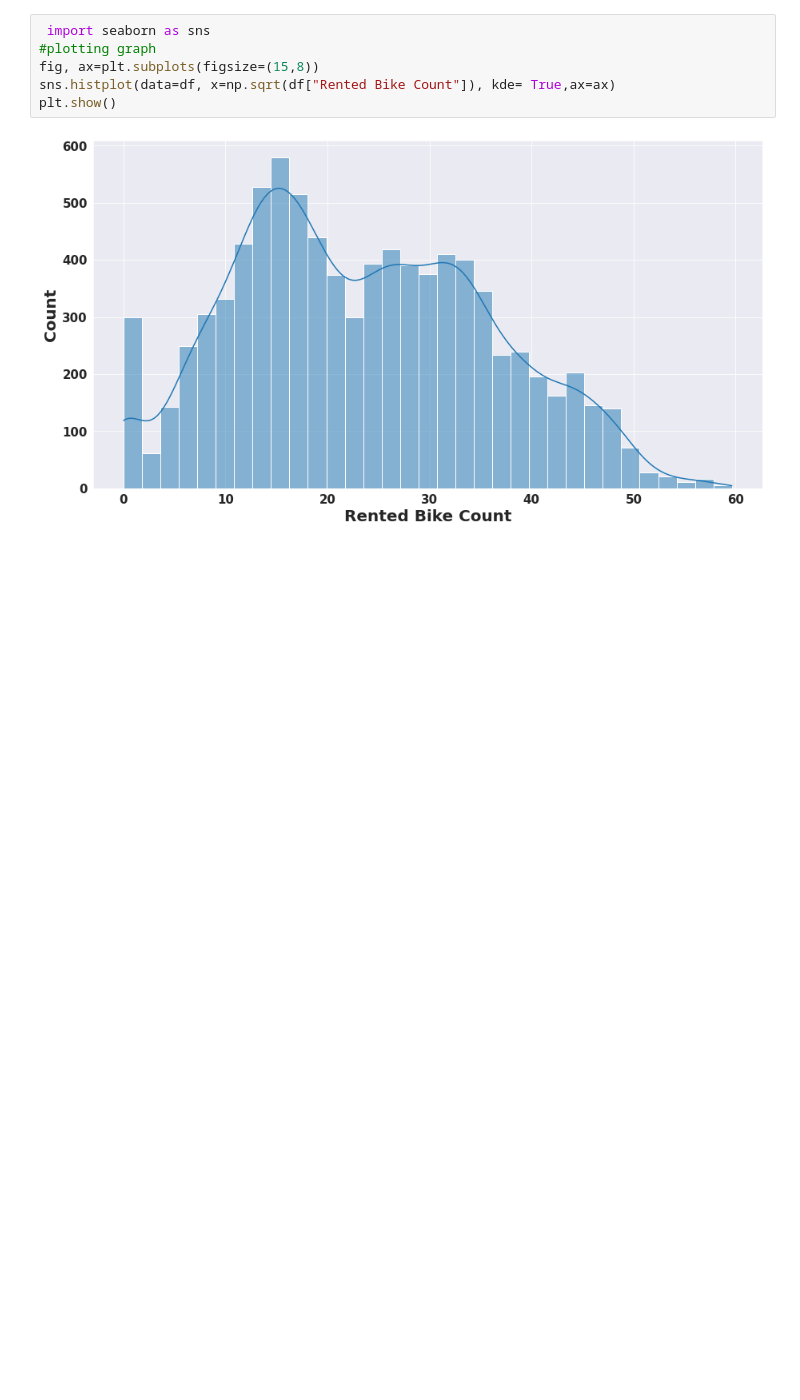
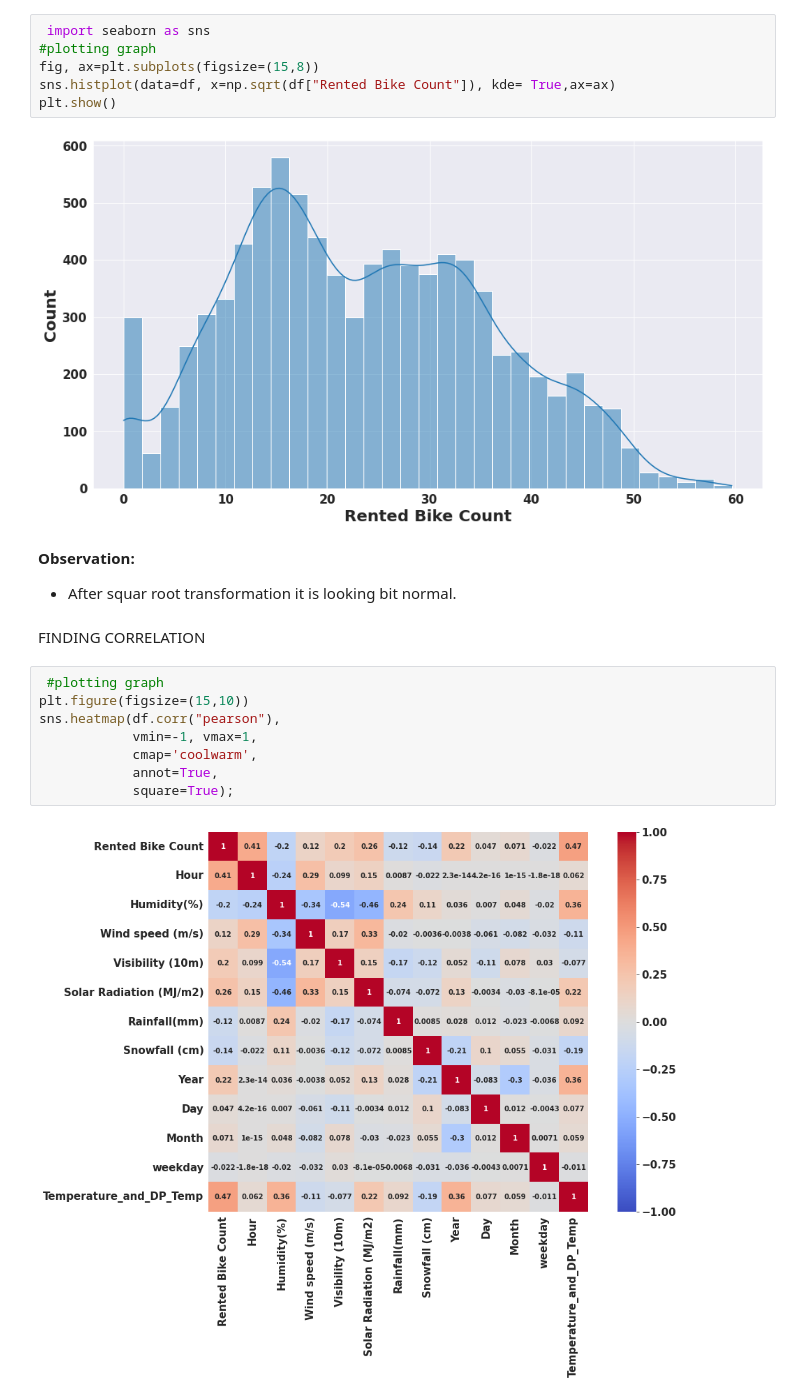
Before and after one commit to SuvOnGithub/Bike-Sharing-Demand-Prediction---Capstone-Project, a Jupyter notebook: suvenddu_Bike_Sharing_Demand_Prediction_Capstone_Project_.ipynb, the cells around one changed output. Cells and saved outputs as stored; diff of their text form; blank space fills up the shorter version.

```diff
--- a/suvenddu_Bike_Sharing_Demand_Prediction_Capstone_Project_.ipynb
+++ b/suvenddu_Bike_Sharing_Demand_Prediction_Capstone_Project_.ipynb
@@ -627,3 +627,18 @@ sns.histplot(data=df, x=np.sqrt(df["Rented Bike Count"]), kde= True,ax=ax)
 plt.show()
 # %% [output]
 [figure]
+# %% [markdown]
+   **Observation:**
+*   After squar root transformation it is looking bit normal.
+# %% [markdown]
+FINDING CORRELATION
+# %%
+ #plotting graph
+plt.figure(figsize=(15,10))
+sns.heatmap(df.corr("pearson"),
+            vmin=-1, vmax=1,
+            cmap='coolwarm',
+            annot=True,
+            square=True);
+# %% [output]
+[figure, added]
```
Also changed, not shown: parts of 1 cell of this notebook.
